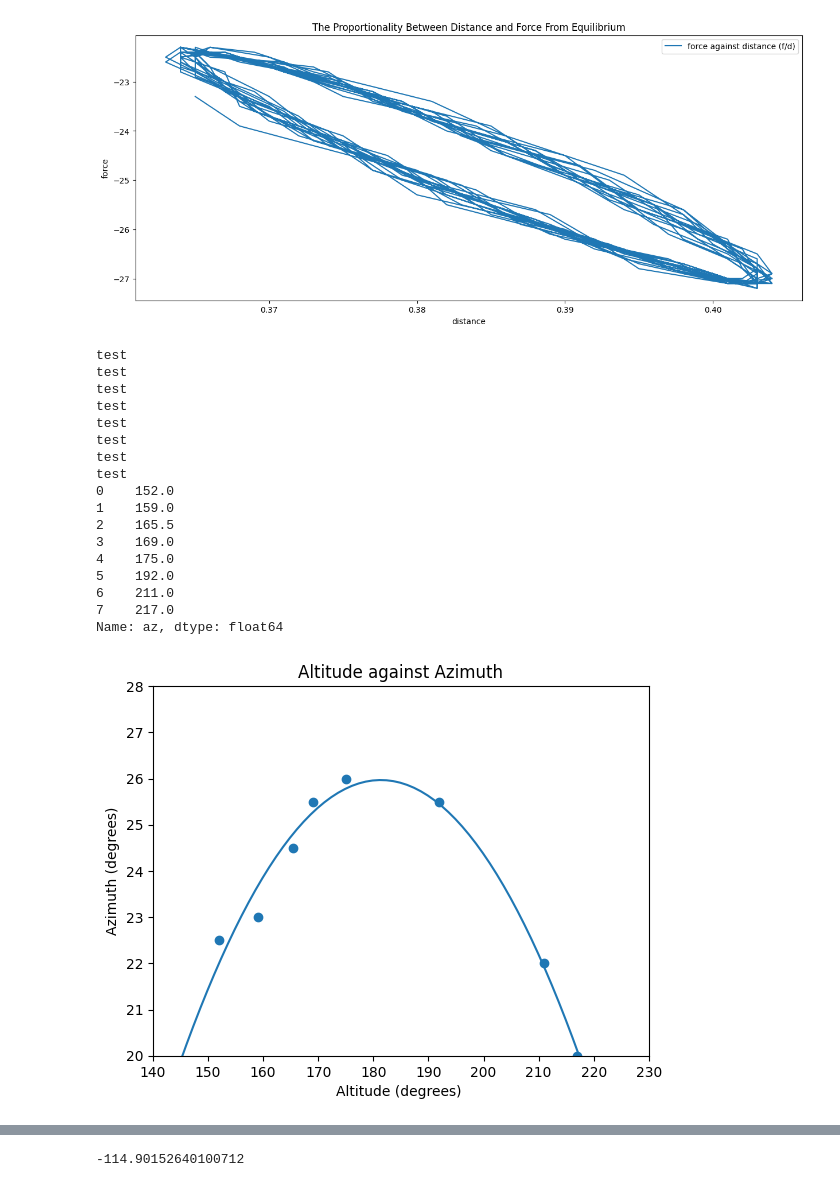
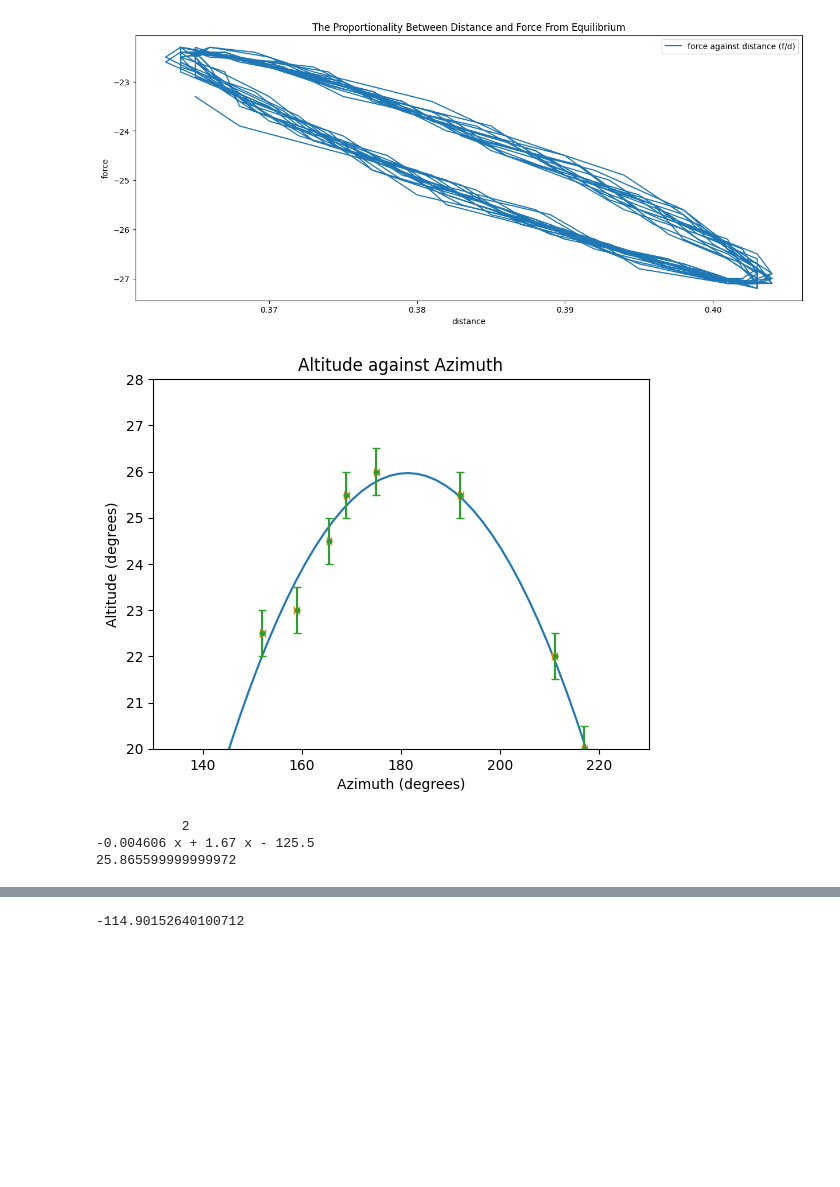
Before and after one commit to ClarkieUK/Data-Analysis, a Jupyter notebook: notebook.ipynb, the cells around one changed output, grey strips where cells are left out. Drawn from its saved outputs; the diff is of its cells as text; code cells hidden in the pictures; blank space fills up the shorter version.

```diff
--- a/notebook.ipynb
+++ b/notebook.ipynb
@@ -83,69 +84,44 @@ plt.show()
 # %% [output]
 [figure]
 # %%
-#define data
-matrix = [[az],[alt]]
+from matplotlib import markers
 
 
 x = az
 y = alt
-
-list_a = [0, 1, 2, 3, 4, 5, 6, 7, 8, 9]
-list_b = [4, 2, 5, 6, 1, 7, 3, 9, 0, 8]
-
-import operator
-
-for i in range(len(x)) :
-    print("test")
-
-print(x)
 
 #find line of best fit
 a, b, c = np.polyfit(x, y, 2)
 
 #add points to plot
 plt.scatter(x, y, color='white')
 
-plt.xlabel("Altitude (degrees) ")
-plt.ylabel("Azimuth (degrees)")
+plt.xlabel("Azimuth (degrees)")
+plt.ylabel("Altitude (degrees)")
 
 plt.title("Altitude against Azimuth")
-
-#add line of best fit to plot
-#plt.plot(x, a*x**2+b*x+c, color='steelblue', linestyle='-', linewidth=2)
-
-#plt.savefig("bestfitline.png")
-#add fitted regression equation to plot
-#plt.text(1, 17, 'y = ' + '{:.2f}'.format(b) + ' + {:.2f}'.format(a) + 'x', size=14)
 
 #polynomial fit with degree = 2
 model = np.poly1d(np.polyfit(x, y, 2))
 
 #add fitted polynomial line to scatterplot
-polyline = np.linspace(1, 375, 300)
-plt.scatter(x, y)
+polyline = np.linspace(1, 375, 200)
+plt.scatter(x, y,marker='.')
 plt.plot(polyline, model(polyline))
+plt.errorbar(x, y, xerr=0.5, fmt=".",capsize=3,)
+plt.errorbar(x, y, yerr=0.5, fmt=".",capsize=3,)
 plt.ylim(ymin=20)
 plt.ylim(ymax=28)
-plt.xlim(xmin=140)
+plt.xlim(xmin=130)
 plt.xlim(xmax=230)
+plt.savefig("altvsaz.png")
 plt.show()
 # %% [output]
-test
-test
-test
-test
-test
-test
-test
-test
-0    152.0
-1    159.0
-2    165.5
-3    169.0
-4    175.0
-5    192.0
-6    211.0
-7    217.0
-Name: az, dtype: float64
-[figure, old version]
+[figure, new version]
+# %%
+print(model)
+print(-0.004606*180**2+1.67*180-125.5) # finds alpha max
+# %% [output]
+           2
+-0.004606 x + 1.67 x - 125.5
+25.865599999999972
```
Also changed, not shown: parts of 3 cells of this notebook, 2 other files.
